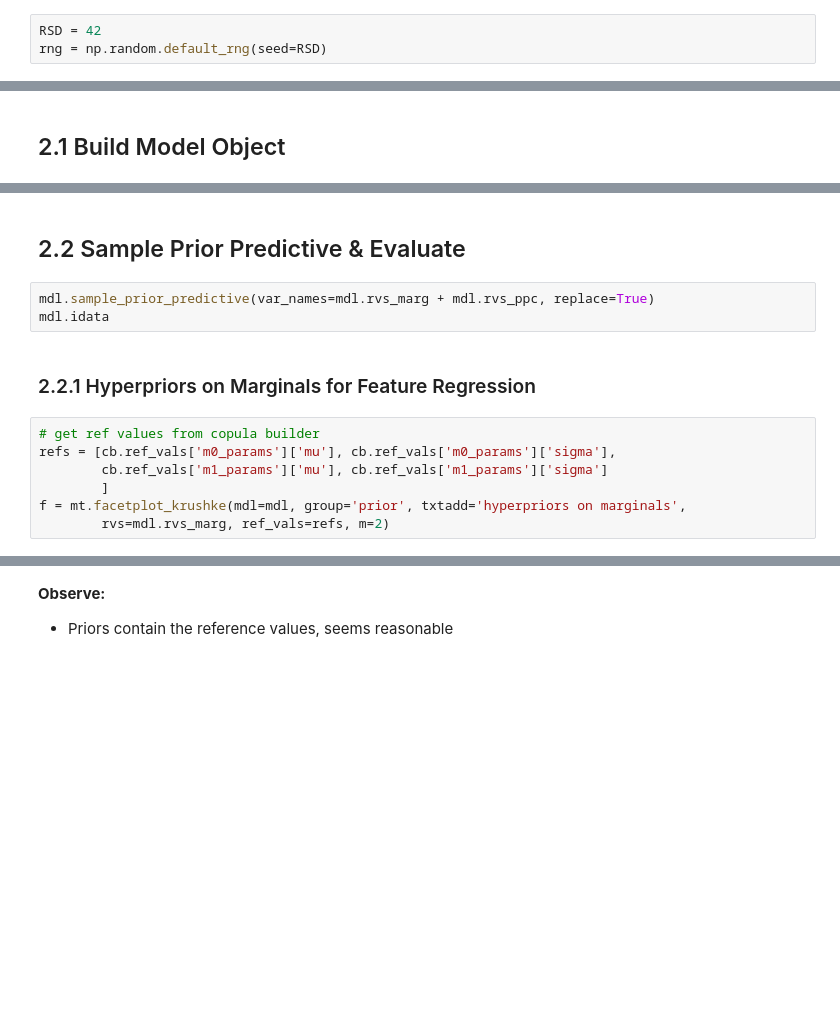
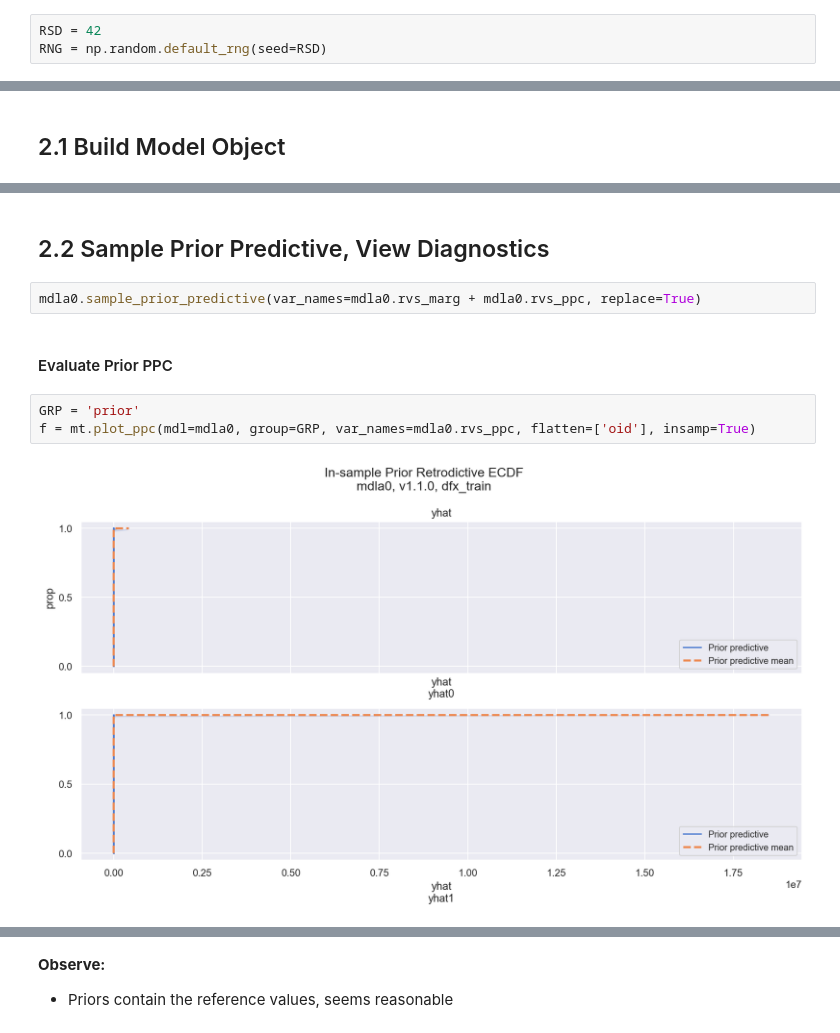
Before and after one commit to oreum-industries/oreum_copula, a Jupyter notebook: notebooks/001_MRE_ModelA0.ipynb, the cells around one changed output, grey strips where cells are left out. Cells and saved outputs as stored; diff of their text form; blank space fills up the shorter version.

```diff
--- a/notebooks/001_MRE_ModelA0.ipynb
+++ b/notebooks/001_MRE_ModelA0.ipynb
@@ -89,7 +80,7 @@ _ = app_logger.get_logger('oreum_core', notebook=True)
 ## Local Functions and Global Vars
 # %%
 RSD = 42
-rng = np.random.default_rng(seed=RSD)
+RNG = np.random.default_rng(seed=RSD)
 # %% [markdown]
 ## Data Connections and Helper Objects
 # %%
@@ -233,14 +254,11 @@ assert_no_rvs(mdl.model.logp())
 # %% [markdown]
-## 2.2 Sample Prior Predictive & Evaluate
+## 2.2 Sample Prior Predictive, View Diagnostics
 # %%
-mdl.sample_prior_predictive(var_names=mdl.rvs_marg + mdl.rvs_ppc, replace=True)
-mdl.idata
+mdla0.sample_prior_predictive(var_names=mdla0.rvs_marg + mdla0.rvs_ppc, replace=True)
-# %% [markdown]
-### 2.2.1 Hyperpriors on Marginals for Feature Regression
-# %%
-# get ref values from copula builder
-refs = [cb.ref_vals['m0_params']['mu'], cb.ref_vals['m0_params']['sigma'],
-        cb.ref_vals['m1_params']['mu'], cb.ref_vals['m1_params']['sigma']
-        ]
-f = mt.facetplot_krushke(mdl=mdl, group='prior', txtadd='hyperpriors on marginals',
-        rvs=mdl.rvs_marg, ref_vals=refs, m=2)
+# %% [markdown]
+#### Evaluate Prior PPC
+# %%
+GRP = 'prior'
+f = mt.plot_ppc(mdl=mdla0, group=GRP, var_names=mdla0.rvs_ppc, flatten=['oid'], insamp=True)
+# %% [output]
+[figure, added]
```
Also changed, not shown: parts of 118 cells of this notebook, 7 other files.
